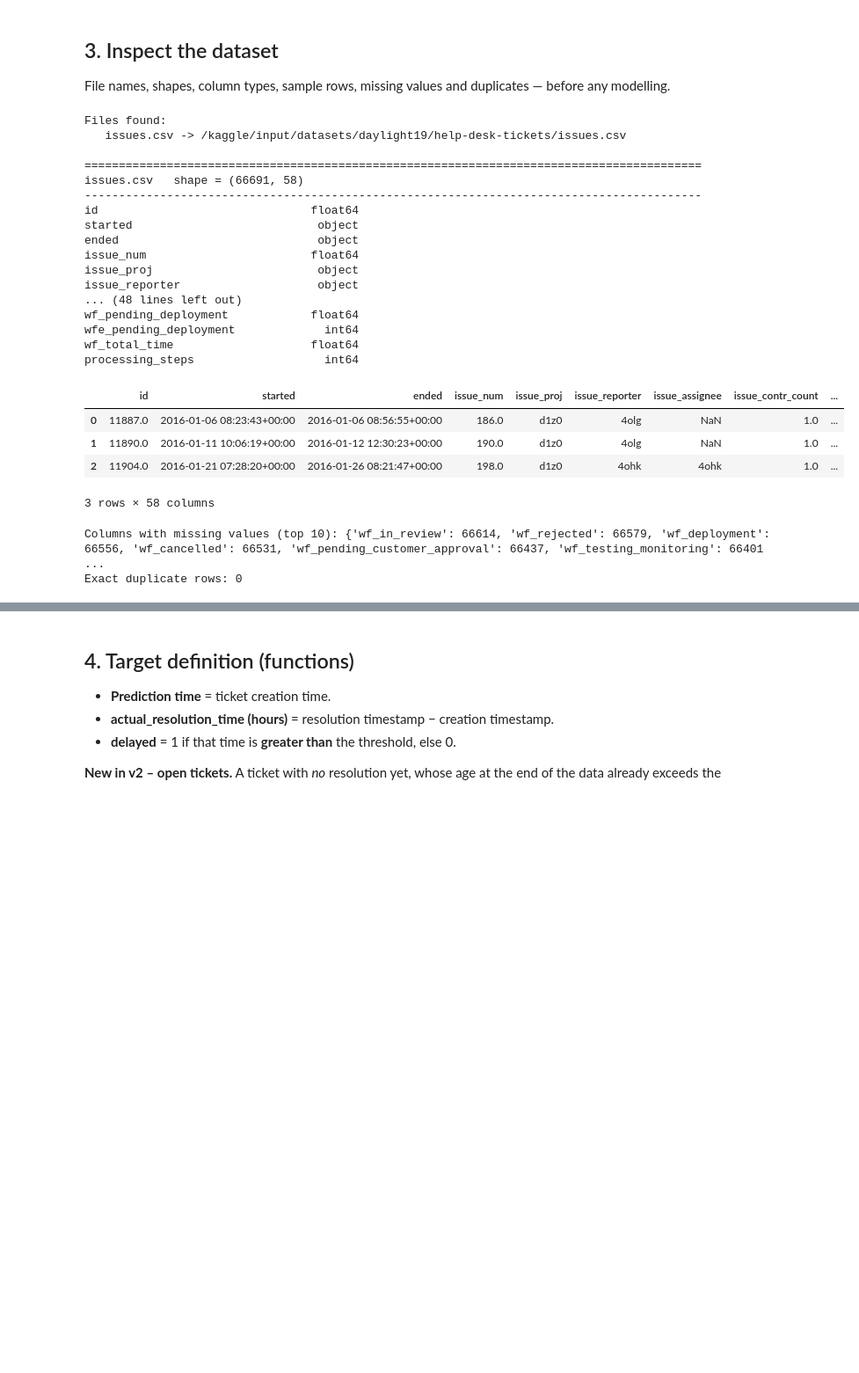
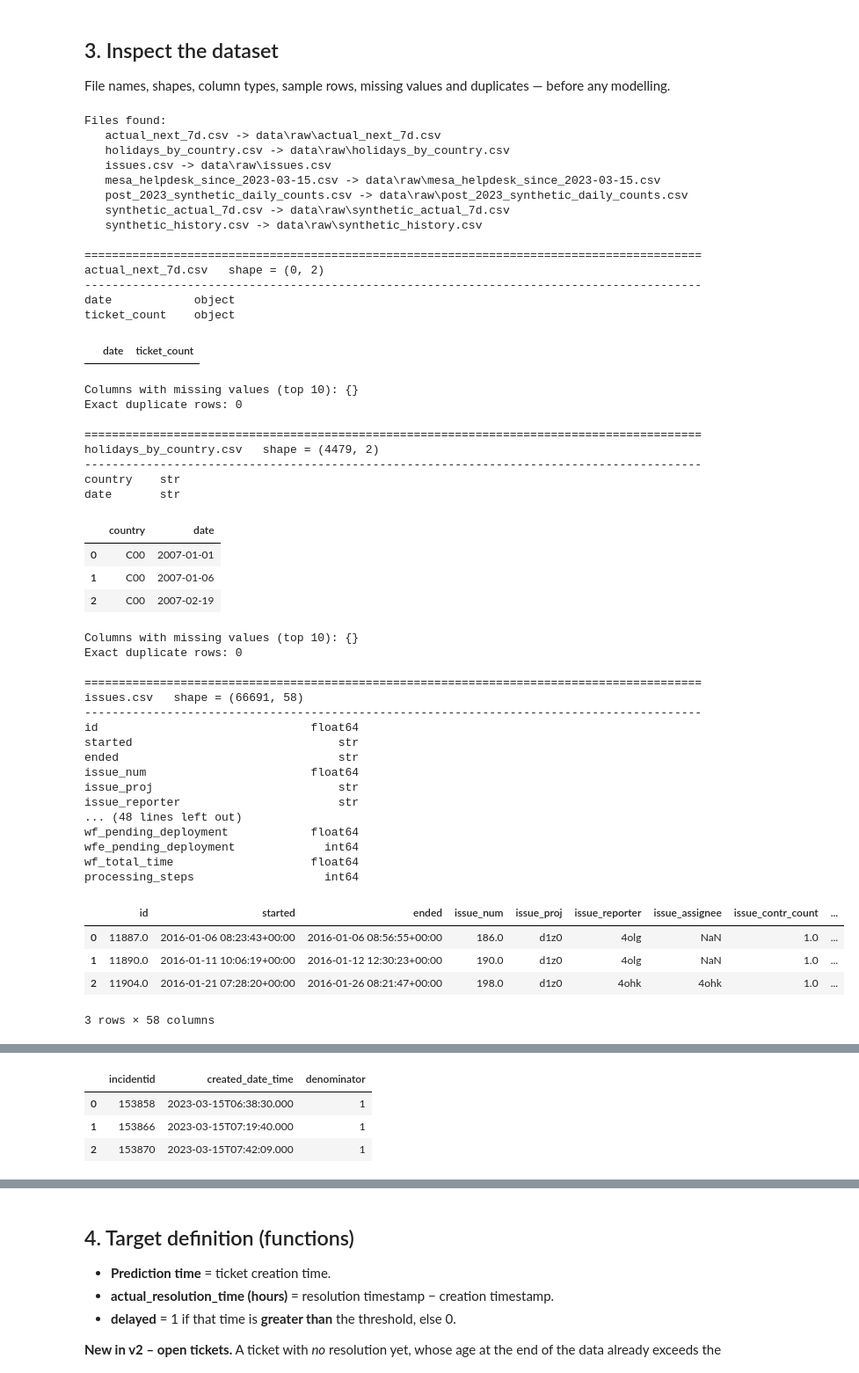
Before and after one commit to Ayushibansal805/OpPoliticsAI, a Jupyter notebook: version3-help-desk-tickets.ipynb, the cells around one changed output, grey strips where cells are left out. Shown at 88% size. Cells and saved outputs as stored; diff of their text form; code cells hidden in the pictures; blank space fills up the shorter version.

```diff
--- a/version3-help-desk-tickets.ipynb
+++ b/version3-help-desk-tickets.ipynb
@@ -144,7 +143,7 @@ File names, shapes, column types, sample rows, missing values and duplicates —
 def find_data_files() -> Dict[str, Path]:
     """Find all .csv/.xlsx files under /kaggle/input or data/raw."""
     found: Dict[str, Path] = {}
-    for root in (Path("/kaggle/input"), Path("data/raw")):
+    for root in (Path("/kaggle/input"), Path("data/raw"), Path("../data/raw"), Path.cwd() / "data/raw"):
         if root.exists():
             for p in sorted(root.rglob("*")):
                 if p.suffix.lower() in {".csv", ".xlsx"}:
@@ -155,57 +154,85 @@ def find_data_files() -> Dict[str, Path]:
 def parse_dt(s: pd.Series) -> pd.Series:
     """Parse to timezone-naive UTC datetimes. Bad values become NaT (never crash)."""
     try:
-        out = pd.to_datetime(s, errors="coerce", utc=True, format="mixed")
+        out = pd.to_datetime(s, errors="coerce", utc=True, format="ISO8601")
     except (TypeError, ValueError):
-        out = pd.to_datetime(s, errors="coerce", utc=True)
+        try:
+            out = pd.to_datetime(s, errors="coerce", utc=True, format="mixed")
+        except (TypeError, ValueError):
+            out = pd.to_datetime(s, errors="coerce", utc=True)
     return out.dt.tz_localize(None)
 
 
 DATA_FILES = find_data_files()
 if not DATA_FILES:
     raise FileNotFoundError("No data files found. On Kaggle: click 'Add Input' and attach your dataset. "
                             "Locally: put the CSVs in data/raw/.")
 print("Files found:")
 for n, p in DATA_FILES.items():
     print("  ", n, "->", p)
 
 raw_frames: Dict[str, pd.DataFrame] = {}
 for name, path in DATA_FILES.items():
     if path.suffix.lower() != ".csv":
         print(f"\n(skipping non-CSV file: {name})")
         continue
     df_ = pd.read_csv(path, low_memory=False, encoding_errors="replace")
     raw_frames[name] = df_
     print("\n" + "=" * 90)
     print(f"{name}   shape = {df_.shape}")
     print("-" * 90)
     print(df_.dtypes.to_string())
     display(df_.head(3))
     miss = df_.isna().sum()
     print("Columns with missing values (top 10):", miss[miss > 0].sort_values(ascending=False).head(10).to_dict())
     print("Exact duplicate rows:", int(df_.duplicated().sum()))
 # %% [output]
 Files found:
-   issues.csv -> /kaggle/input/datasets/daylight19/help-desk-tickets/issues.csv
+   actual_next_7d.csv -> data\raw\actual_next_7d.csv
+   holidays_by_country.csv -> data\raw\holidays_by_country.csv
+   issues.csv -> data\raw\issues.csv
+   mesa_helpdesk_since_2023-03-15.csv -> data\raw\mesa_helpdesk_since_2023-03-15.csv
+   post_2023_synthetic_daily_counts.csv -> data\raw\post_2023_synthetic_daily_counts.csv
+   synthetic_actual_7d.csv -> data\raw\synthetic_actual_7d.csv
+   synthetic_history.csv -> data\raw\synthetic_history.csv
 
 ==========================================================================================
-issues.csv   shape = (66691, 58)
+actual_next_7d.csv   shape = (0, 2)
 ------------------------------------------------------------------------------------------
-id                               float64
-started                           object
-ended                             object
-issue_num                        float64
-issue_proj                        object
-issue_reporter                    object
-... (48 lines left out)
-wf_pending_deployment            float64
-wfe_pending_deployment             int64
-wf_total_time                    float64
-processing_steps                   int64
+date            object
+ticket_count    object
-|  | id | started | ended | issue_num | issue_proj | issue_reporter | issue_assignee | issue_contr_count | ... |
-| 0 | 11887.0 | 2016-01-06 08:23:43+00:00 | 2016-01-06 08:56:55+00:00 | 186.0 | d1z0 | 4olg | NaN | 1.0 | ... |
-| 1 | 11890.0 | 2016-01-11 10:06:19+00:00 | 2016-01-12 12:30:23+00:00 | 190.0 | d1z0 | 4olg | NaN | 1.0 | ... |
-| 2 | 11904.0 | 2016-01-21 07:28:20+00:00 | 2016-01-26 08:21:47+00:00 | 198.0 | d1z0 | 4ohk | 4ohk | 1.0 | ... |
+|  | date | ticket_count |
-3 rows × 58 columns
+Columns with missing values (top 10): {}
+Exact duplicate rows: 0
+
+==========================================================================================
+holidays_by_country.csv   shape = (4479, 2)
+------------------------------------------------------------------------------------------
+country    str
+date       str
+|  | country | date |
+| 0 | C00 | 2007-01-01 |
+| 1 | C00 | 2007-01-06 |
+| 2 | C00 | 2007-02-19 |
-Columns with missing values (top 10): {'wf_in_review': 66614, 'wf_rejected': 66579, 'wf_deployment': 66556, 'wf_cancelled': 66531, 'wf_pending_customer_approval': 66437, 'wf_testing_monitoring': 66401 ...
+Columns with missing values (top 10): {}
 Exact duplicate rows: 0
+
+==========================================================================================
+issues.csv   shape = (66691, 58)
+------------------------------------------------------------------------------------------
+id                               float64
+started                              str
+ended                                str
+issue_num                        float64
+issue_proj                           str
+issue_reporter                       str
+... (48 lines left out)
+wf_pending_deployment            float64
+wfe_pending_deployment             int64
+wf_total_time                    float64
+processing_steps                   int64
+|  | id | started | ended | issue_num | issue_proj | issue_reporter | issue_assignee | issue_contr_count | ... |
+| 0 | 11887.0 | 2016-01-06 08:23:43+00:00 | 2016-01-06 08:56:55+00:00 | 186.0 | d1z0 | 4olg | NaN | 1.0 | ... |
+| 1 | 11890.0 | 2016-01-11 10:06:19+00:00 | 2016-01-12 12:30:23+00:00 | 190.0 | d1z0 | 4olg | NaN | 1.0 | ... |
+| 2 | 11904.0 | 2016-01-21 07:28:20+00:00 | 2016-01-26 08:21:47+00:00 | 198.0 | d1z0 | 4ohk | 4ohk | 1.0 | ... |
+3 rows × 58 columns
@@ -211,0 +248,4 @@ Exact duplicate rows: 0
+|  | incidentid | created_date_time | denominator |
+| 0 | 153858 | 2023-03-15T06:38:30.000 | 1 |
+| 1 | 153866 | 2023-03-15T07:19:40.000 | 1 |
+| 2 | 153870 | 2023-03-15T07:42:09.000 | 1 |
```
Also changed, not shown: parts of 19 cells of this notebook, 6 other files.
